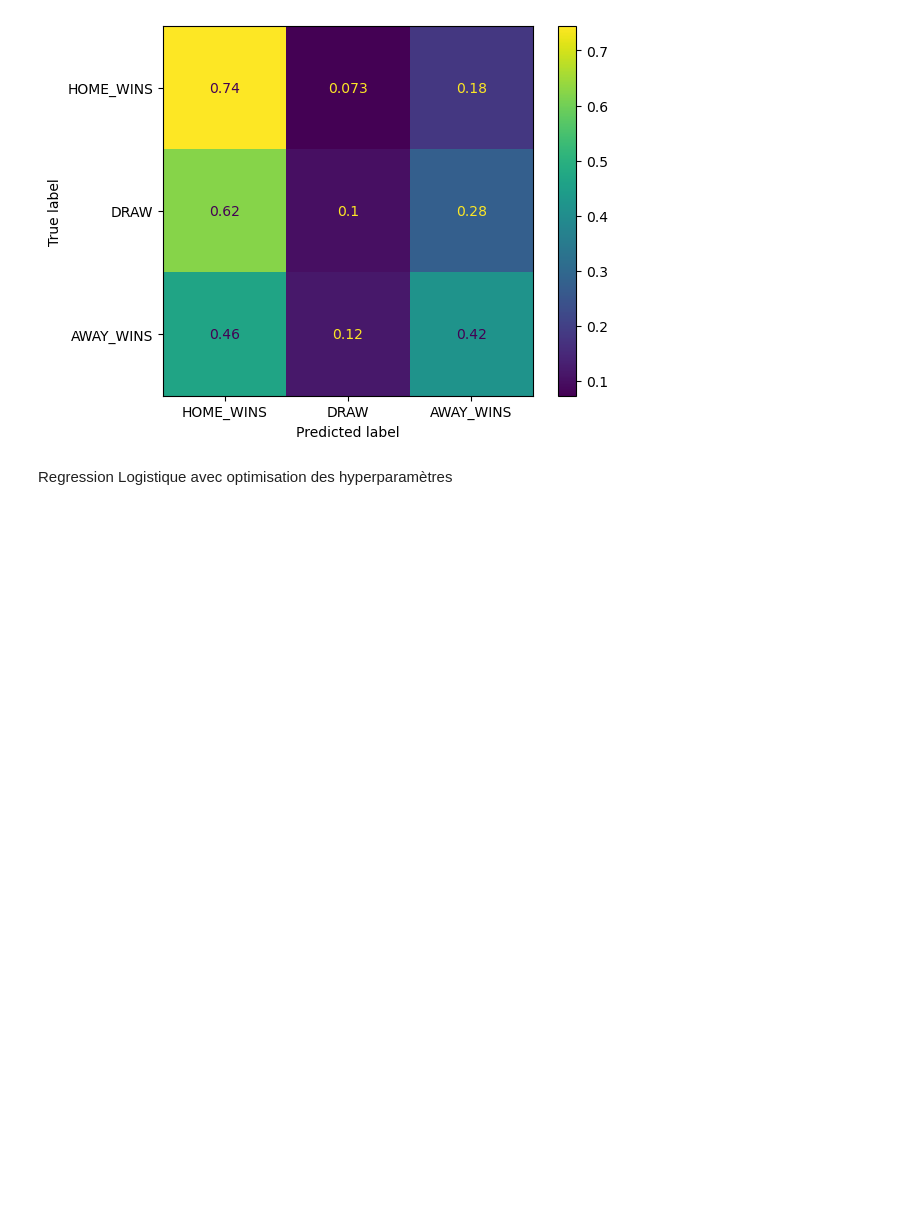
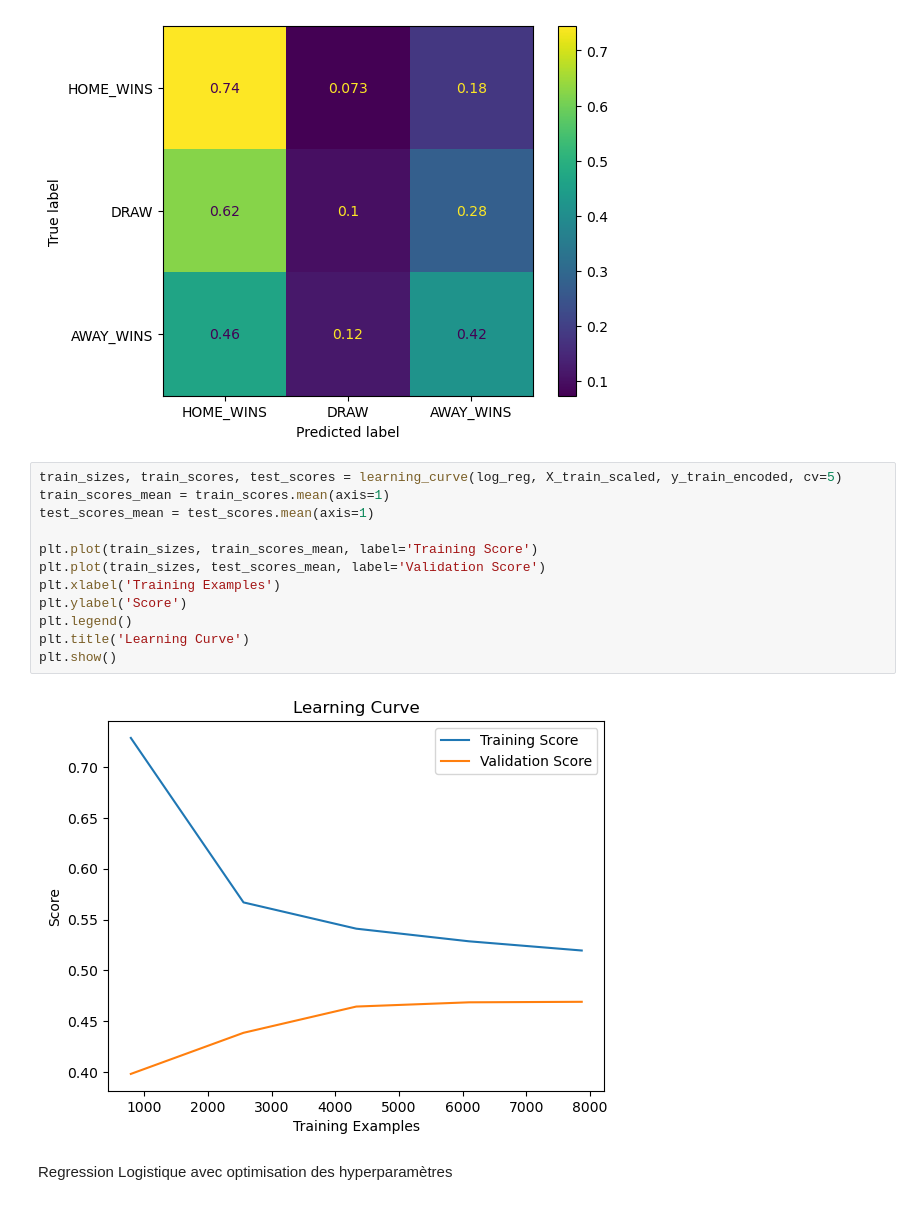
Before and after one commit to lucasn/data-challenge, a Jupyter notebook: models.ipynb, the cells around one changed output. Saved outputs shown, nothing was run; the diff lists cells and outputs as text; blank space fills up the shorter version.

```diff
--- a/models.ipynb
+++ b/models.ipynb
@@ -134,6 +134,20 @@ ConfusionMatrixDisplay(cm_logreg, display_labels=['HOME_WINS', 'DRAW', 'AWAY_WIN
 # %% [output]
 <sklearn.metrics._plot.confusion_matrix.ConfusionMatrixDisplay at 0x...>
 [figure]
+# %%
+train_sizes, train_scores, test_scores = learning_curve(log_reg, X_train_scaled, y_train_encoded, cv=5)
+train_scores_mean = train_scores.mean(axis=1)
+test_scores_mean = test_scores.mean(axis=1)
+
+plt.plot(train_sizes, train_scores_mean, label='Training Score')
+plt.plot(train_sizes, test_scores_mean, label='Validation Score')
+plt.xlabel('Training Examples')
+plt.ylabel('Score')
+plt.legend()
+plt.title('Learning Curve')
+plt.show()
+# %% [output]
+[figure, added]
 # %% [markdown]
 Regression Logistique avec optimisation des hyperparamètres
 # %%
```
Also changed, not shown: parts of 13 cells of this notebook.
